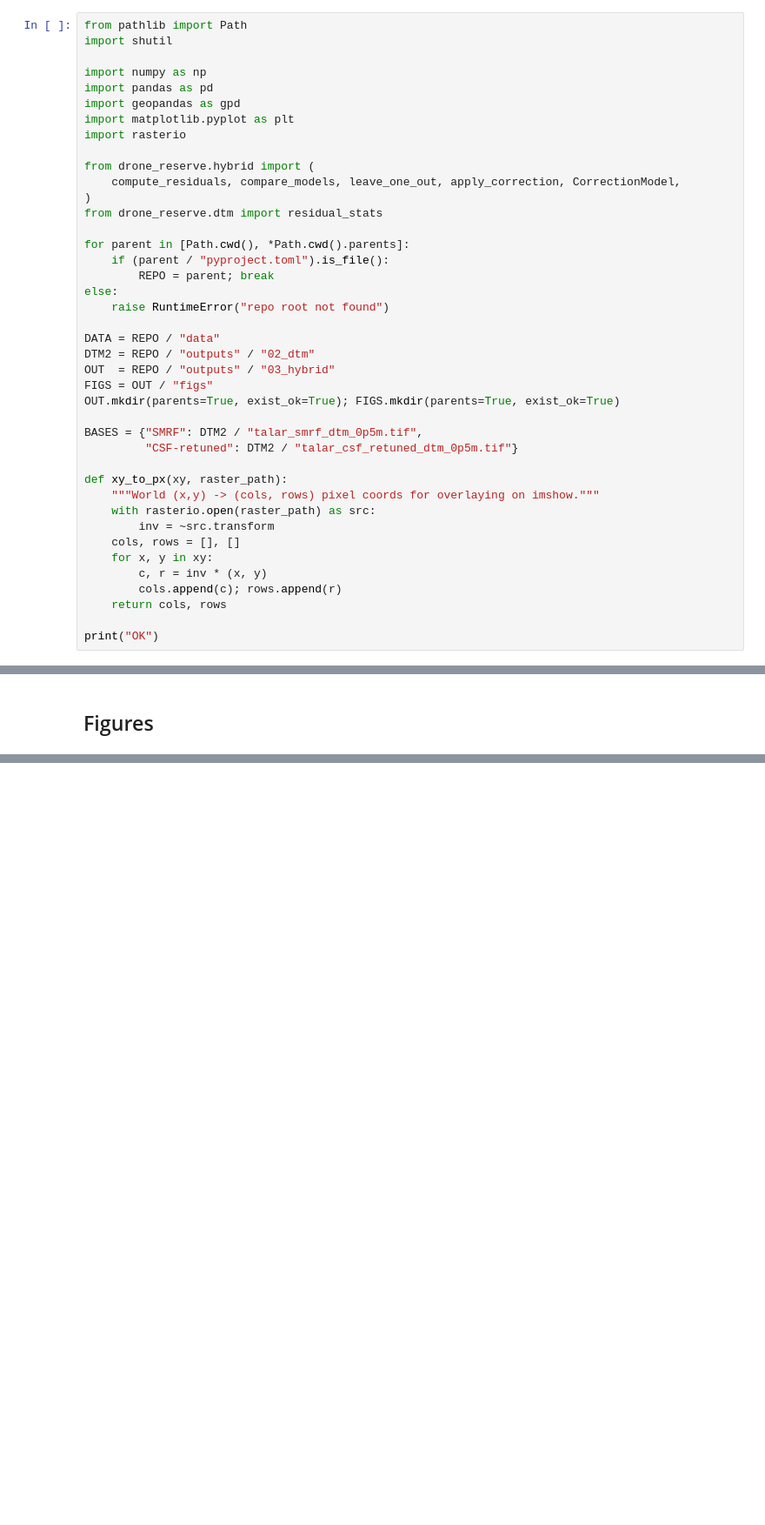
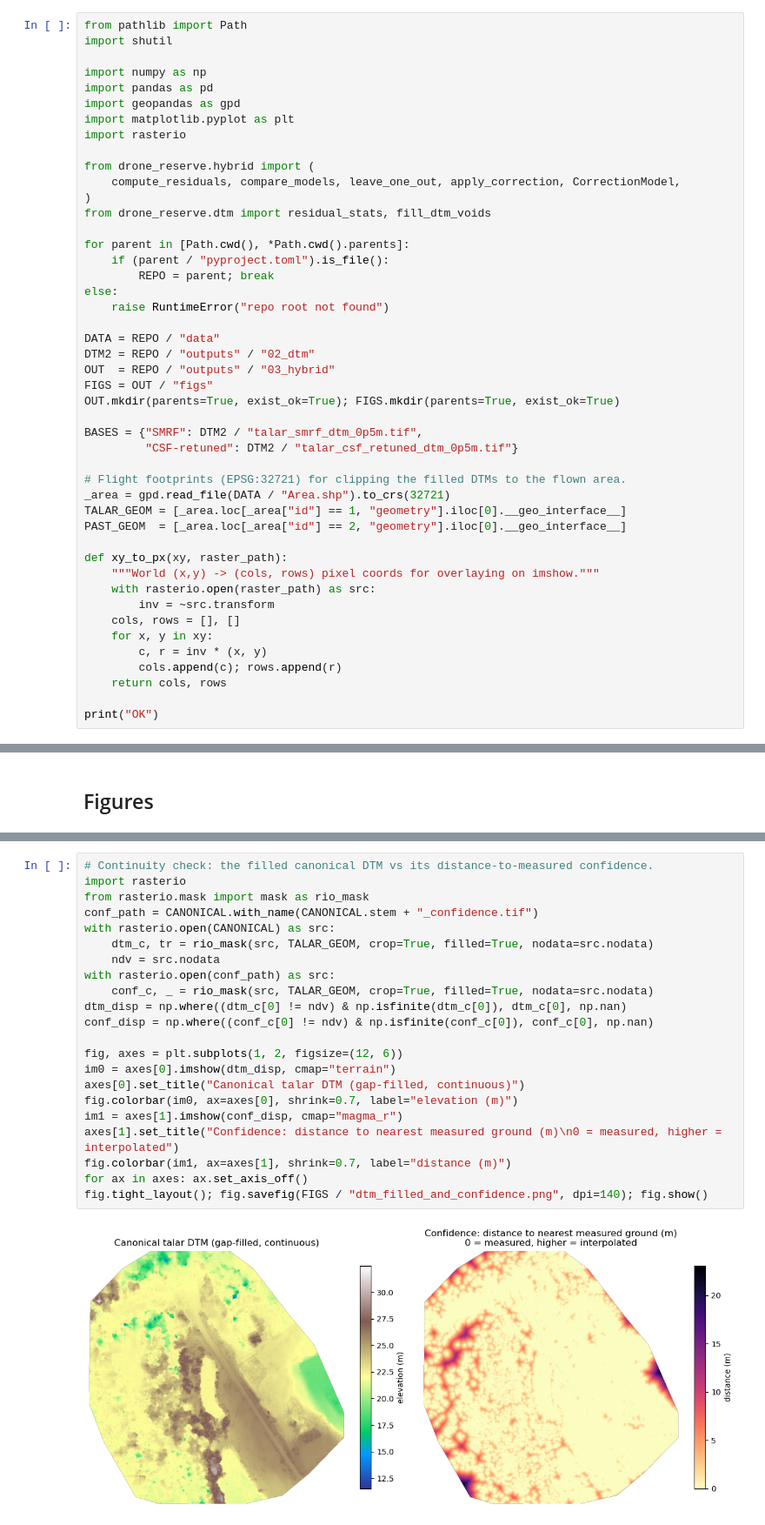
Before and after one commit to FranciscoGBianco/drone-reserve, a Jupyter notebook: notebooks/03_hybrid_dtm.ipynb, the cells around one changed output, grey strips where cells are left out. Shown at 87% size. Saved outputs shown, nothing was run; the diff lists cells and outputs as text; blank space fills up the shorter version.

Commit message:
Filled empty spaces in both CSF and SMFR DTMs with rasterio fillnodata

```diff
--- a/notebooks/03_hybrid_dtm.ipynb
+++ b/notebooks/03_hybrid_dtm.ipynb
@@ -34,7 +34,7 @@ import rasterio
 from drone_reserve.hybrid import (
     compute_residuals, compare_models, leave_one_out, apply_correction, CorrectionModel,
 )
-from drone_reserve.dtm import residual_stats
+from drone_reserve.dtm import residual_stats, fill_dtm_voids
 
 for parent in [Path.cwd(), *Path.cwd().parents]:
     if (parent / "pyproject.toml").is_file():
@@ -51,6 +51,11 @@ OUT.mkdir(parents=True, exist_ok=True); FIGS.mkdir(parents=True, exist_ok=True)
 BASES = {"SMRF": DTM2 / "talar_smrf_dtm_0p5m.tif",
          "CSF-retuned": DTM2 / "talar_csf_retuned_dtm_0p5m.tif"}
 
+# Flight footprints (EPSG:32721) for clipping the filled DTMs to the flown area.
+_area = gpd.read_file(DATA / "Area.shp").to_crs(32721)
+TALAR_GEOM = [_area.loc[_area["id"] == 1, "geometry"].iloc[0].__geo_interface__]
+PAST_GEOM  = [_area.loc[_area["id"] == 2, "geometry"].iloc[0].__geo_interface__]
+
 def xy_to_px(xy, raster_path):
     """World (x,y) -> (cols, rows) pixel coords for overlaying on imshow."""
     with rasterio.open(raster_path) as src:
@@ -229,3 +254,27 @@ fig.tight_layout(); fig.savefig(FIGS / "correction_surface.png", dpi=150); fig.s
+# %%
+# Continuity check: the filled canonical DTM vs its distance-to-measured confidence.
+import rasterio
+from rasterio.mask import mask as rio_mask
+conf_path = CANONICAL.with_name(CANONICAL.stem + "_confidence.tif")
+with rasterio.open(CANONICAL) as src:
+    dtm_c, tr = rio_mask(src, TALAR_GEOM, crop=True, filled=True, nodata=src.nodata)
+    ndv = src.nodata
+with rasterio.open(conf_path) as src:
+    conf_c, _ = rio_mask(src, TALAR_GEOM, crop=True, filled=True, nodata=src.nodata)
+dtm_disp = np.where((dtm_c[0] != ndv) & np.isfinite(dtm_c[0]), dtm_c[0], np.nan)
+conf_disp = np.where((conf_c[0] != ndv) & np.isfinite(conf_c[0]), conf_c[0], np.nan)
+
+fig, axes = plt.subplots(1, 2, figsize=(12, 6))
+im0 = axes[0].imshow(dtm_disp, cmap="terrain")
+axes[0].set_title("Canonical talar DTM (gap-filled, continuous)")
+fig.colorbar(im0, ax=axes[0], shrink=0.7, label="elevation (m)")
+im1 = axes[1].imshow(conf_disp, cmap="magma_r")
+axes[1].set_title("Confidence: distance to nearest measured ground (m)\n0 = measured, higher = interpolated")
+fig.colorbar(im1, ax=axes[1], shrink=0.7, label="distance (m)")
+for ax in axes: ax.set_axis_off()
+fig.tight_layout(); fig.savefig(FIGS / "dtm_filled_and_confidence.png", dpi=140); fig.show()
+# %% [output]
+[figure, added]
 # %%
 # Persist LOO validation for the report.
 loo_rows = []
```
Also changed, not shown: parts of 4 cells of this notebook, 2 other files.
